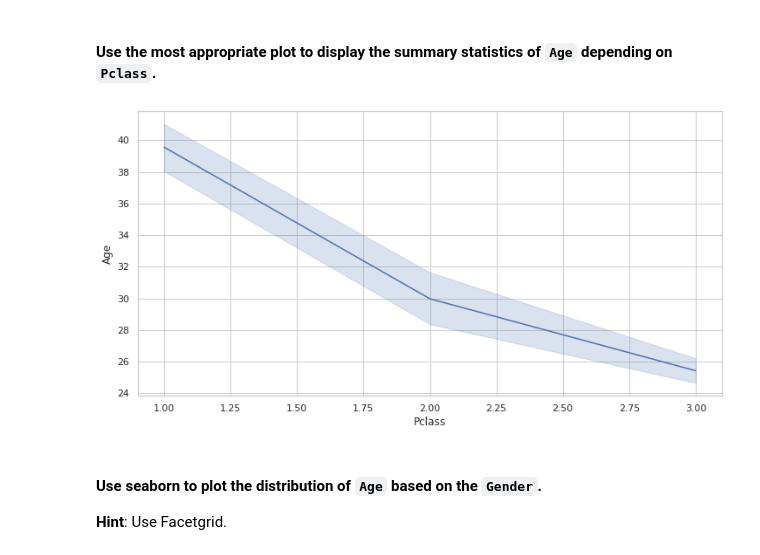
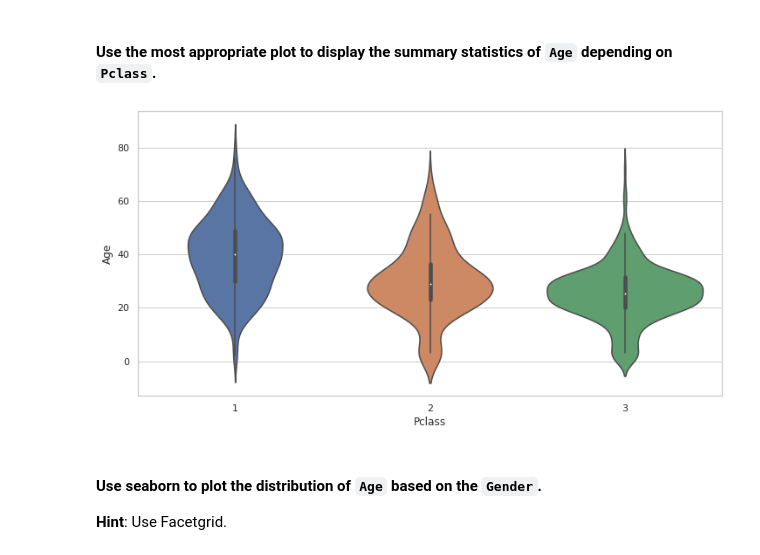
Before and after one commit to Ironhack-Data-Madrid-Octubre-2021/lab-matplotlib-seaborn, a Jupyter notebook: your-code/main.ipynb, the cells around one changed output. Drawn from its saved outputs; the diff is of its cells as text; code cells hidden in the pictures.

```diff
--- a/your-code/main.ipynb
+++ b/your-code/main.ipynb
@@ -337,10 +337,9 @@ The most correlated items ate SibSp and Parch. And Survived and Fare
 #### Use the most appropriate plot to display the summary statistics of `Age` depending on `Pclass`.
 # %%
 # your code here
-
-sns.lineplot(x="Pclass", y="Age", data=titanic);
+sns.violinplot(x = titanic.Pclass, y=titanic.Age);
 # %% [output]
-[figure, old version]
+[figure, new version]
 # %% [markdown]
 #### Use seaborn to plot the distribution of `Age` based on the `Gender`.
 **Hint**: Use Facetgrid.
```
Also changed, not shown: parts of 3 cells of this notebook.
